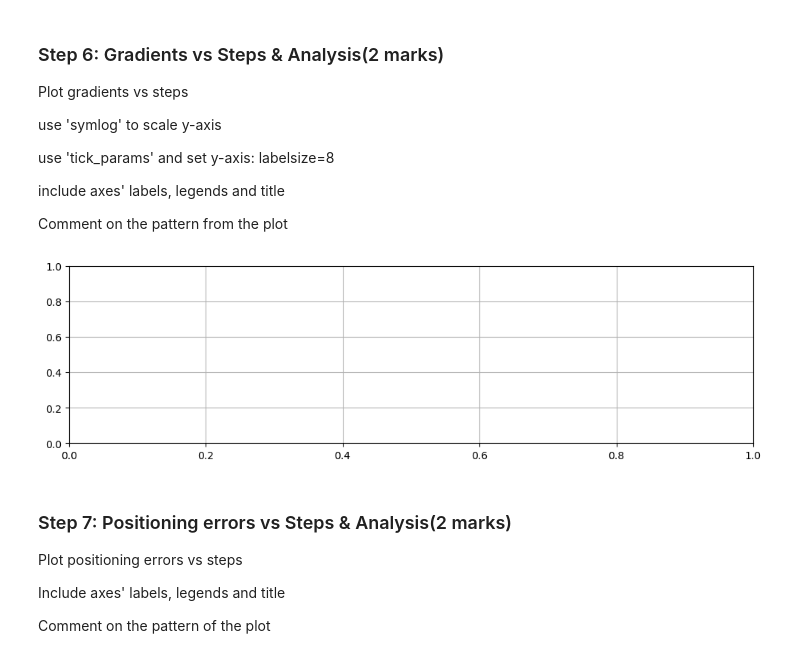
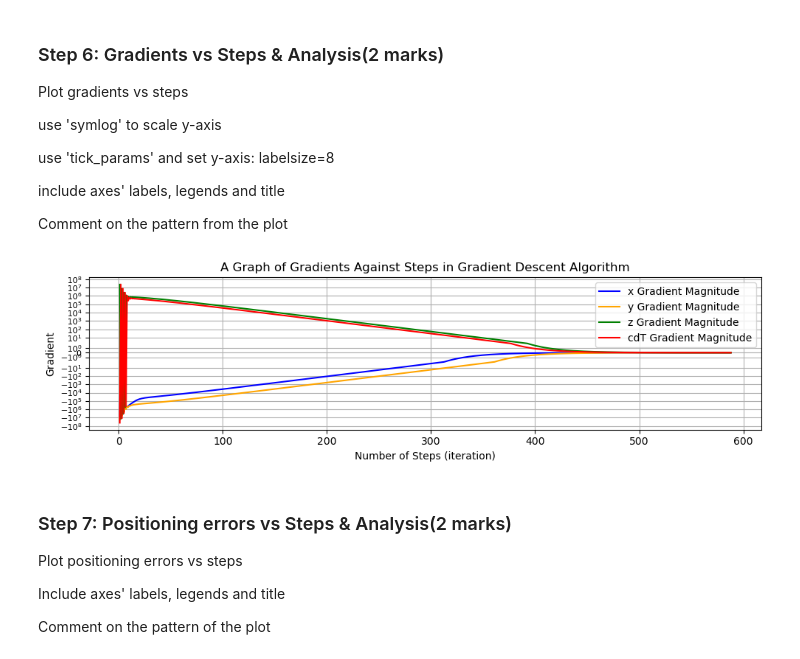
Before and after one commit to ChidiPatrick/engg680_2024_fall, a Jupyter notebook: Lab_Assignment_3/Assignment3.ipynb, the cells around one changed output. Saved outputs shown, nothing was run; the diff lists cells and outputs as text; code cells hidden in the pictures.

```diff
--- a/Lab_Assignment_3/Assignment3.ipynb
+++ b/Lab_Assignment_3/Assignment3.ipynb
@@ -269,17 +281,36 @@ use 'tick_params' and set y-axis: labelsize=8
 include axes' labels, legends and title
 
 Comment on the pattern from the plot
-# %%
-fig , ax = plt.subplots(nrows=1,ncols=1, figsize=(10,3))
-# ...
-ax.grid(True)
-fig.tight_layout()
-plt.show()
-
-# Comment on the pattern
-# ...
-# %% [output]
-[figure, removed]
+# %%
+fig , ax = plt.subplots(nrows=1,ncols=1, figsize=(10,3))
+
+arr_grad = np.array(arr_grad)
+# print(arr_grad)
+
+# ax.plot(num_iter_list, arr_grad[:,0], label="X Gradient Magnitude" )
+ax.plot(num_iter_list, arr_grad[:, 0], label="x Gradient Magnitude", color="blue")
+ax.plot(num_iter_list, arr_grad[:, 1], label="y Gradient Magnitude", color="orange")
+ax.plot(num_iter_list, arr_grad[:, 2], label="z Gradient Magnitude", color="green")
+ax.plot(num_iter_list, arr_grad[:, 3], label="cdT Gradient Magnitude", color="red")
+ax.set_yscale('symlog')  # Using symmetric log scale on the y-axis
+ax.set_xlabel("Number of Steps (iteration)")
+ax.set_ylabel("Gradient")
+ax.set_title("A Graph of Gradients Against Steps in Gradient Descent Algorithm")
+ax.legend()
+
+# Setting tick parameters
+ax.tick_params(axis='y', labelsize=8)
+
+ax.grid(True)
+fig.tight_layout()
+plt.show()
+
+# Comment on the pattern
+# The plot demonstrates an effective gradient descent process, with steep initial gradient reduction
+#  followed by gradual convergence, indicating rapid early adjustments and fine-tuning near the optimal
+#  solution, with varying convergence rates across variables.
+# %% [output]
+[figure, added]
 # %% [markdown]
 ### Step 7: Positioning errors vs Steps & Analysis(2 marks)
 Plot positioning errors vs steps
```
Also changed, not shown: parts of 10 cells of this notebook.
